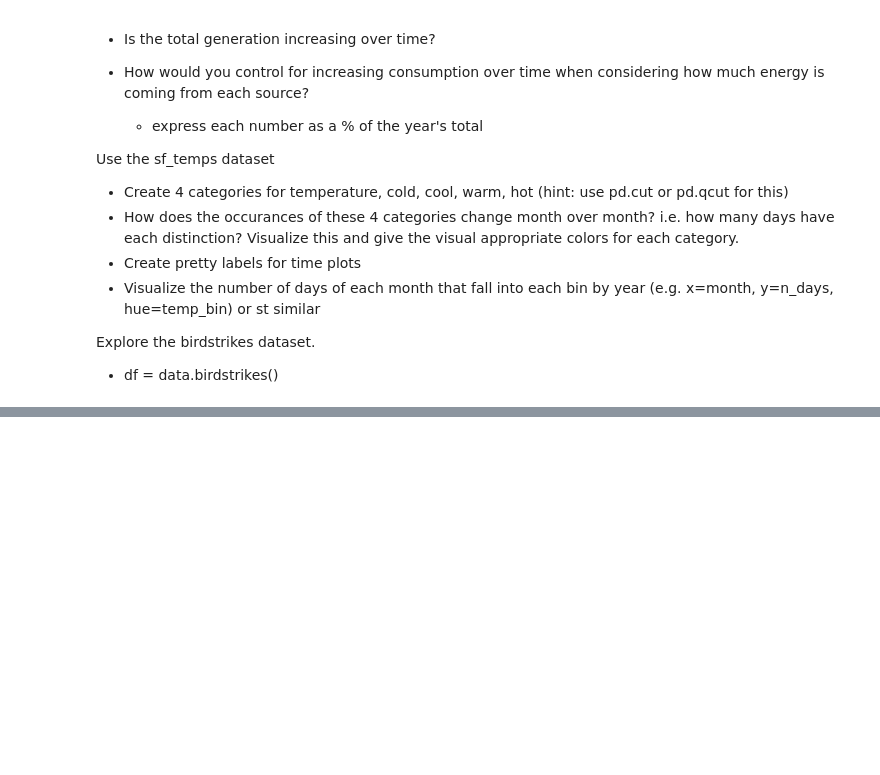
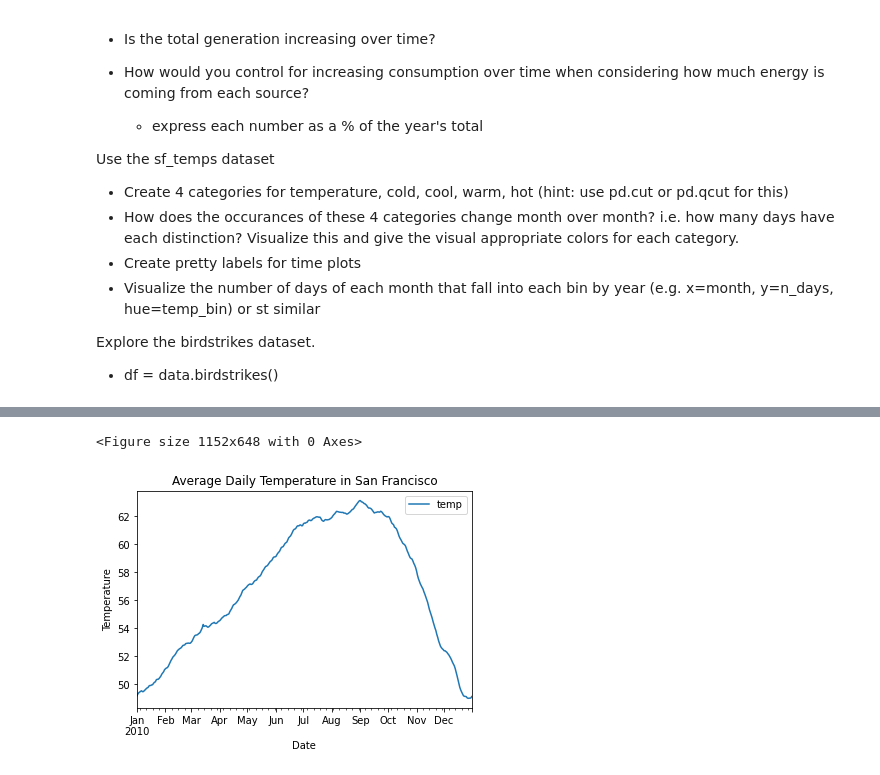
Before and after one commit to dashbringhurst/time-series-exercises, a Jupyter notebook: datetime.ipynb, the cells around one changed output, grey strips where cells are left out. Saved outputs shown, nothing was run; the diff lists cells and outputs as text; code cells hidden in the pictures; blank space fills up the shorter version.

```diff
--- a/datetime.ipynb
+++ b/datetime.ipynb
@@ -74,3 +75,5 @@ import pandas as pd
 import numpy as np
 import matplotlib.pyplot as plt
 from vega_datasets import data
+# %%
+df = data.sf_temps()
@@ -76,0 +101,14 @@ from vega_datasets import data
+# %%
+df = df.set_index('date')
+# %%
+df = df.sort_index()
+# %%
+plt.figure(figsize=[16,9])
+df.resample('D').mean().plot()
+plt.xlabel('Date')
+plt.ylabel('Temperature')
+plt.title('Average Daily Temperature in San Francisco')
+plt.show()
+# %% [output]
+<Figure size 1152x648 with 0 Axes>
+[figure, added]
```
Also changed, not shown: parts of 34 cells of this notebook.
